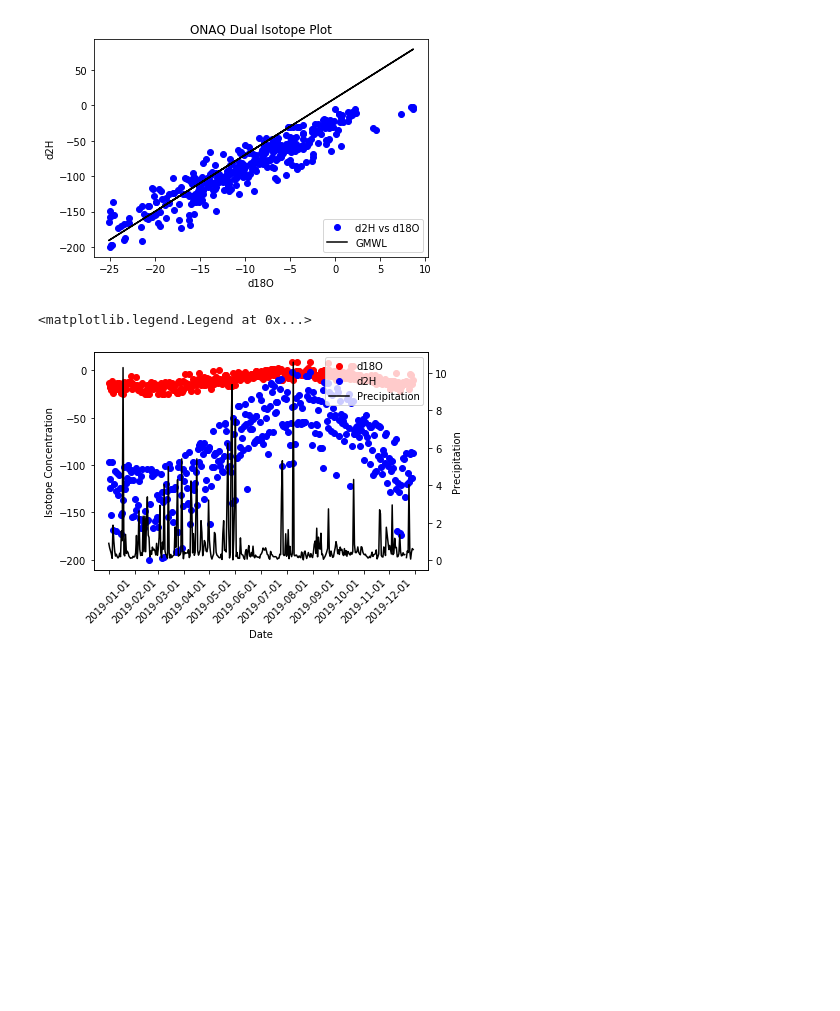
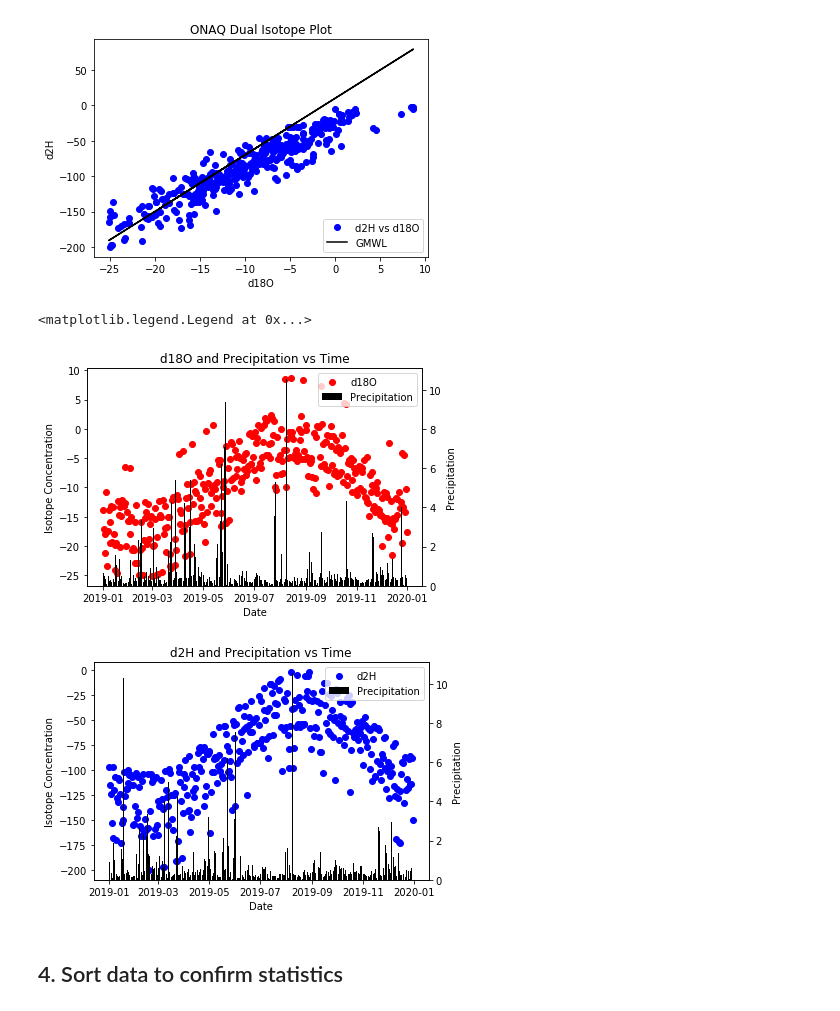
Before and after one commit to cfinkenbiner/Temporal_Downscaling_NEON_Pisotopes, a Jupyter notebook: Code_Main.ipynb, the cells around one changed output. Cells and saved outputs as stored; diff of their text form; code cells hidden in the pictures; blank space fills up the shorter version.

Commit message:
working on plots

```diff
--- a/Code_Main.ipynb
+++ b/Code_Main.ipynb
@@ -273,13 +273,20 @@ os.chdir(OUTPUTDIR) # Change directory
 
 # User input
 sitename = "ONAQ"
+start_date = '01-01-2019'
+end_date = '12-31-2019'
 
-# import data
+# import data based on selected dates
 df_timeseries = pd.read_csv(str(sitename)+'_daily_timeseries.csv')
-t = df_timeseries['DateTime'].iloc[542:906] # .iloc selects just 2019 data
-P = df_timeseries['Total P'].iloc[542:906]
-d2H = df_timeseries['d2H_1'].iloc[542:906]
-d18O = df_timeseries['d18O_1'].iloc[542:906]
+df_timeseries['DateTime'] = pd.to_datetime(df_timeseries['DateTime'])
+mask = (df_timeseries['DateTime'] >= start_date) & (df_timeseries['DateTime'] <= end_date)
+df_timeseries = df_timeseries.loc[mask]
+
+# assigning variables
+t = df_timeseries['DateTime']
+P = df_timeseries['Total P']
+d2H = df_timeseries['d2H_1']
+d18O = df_timeseries['d18O_1']
 # %%
 # creating a dual isotope plot
 
@@ -299,22 +306,40 @@ plt.legend(loc="lower right")
 # %%
 # creating an isotope and precipitation vs time plot
 
+# d18O plot
 fig, ax1 = plt.subplots()
 ax2 = ax1.twinx()
 
 ax1.plot(t, d18O, 'o', color='red', label='d18O')
-ax1.plot(t, d2H, 'o', color='blue', label='d2H')
-ax2.plot(t, P, color='black', label='Precipitation')
+ax2.bar(t, P, color='black', label='Precipitation')
 
+ax1.set_title('d18O and Precipitation vs Time')
 ax1.set_xlabel('Date')
-plt.xticks([0,31,59,90,120,151,181,212,243,273,304,334,365])
-plt.setp(ax1.get_xticklabels(), rotation=45)
 ax1.set_ylabel('Isotope Concentration')
 ax2.set_ylabel('Precipitation')
 
 lines, labels = ax1.get_legend_handles_labels()
 lines2, labels2 = ax2.get_legend_handles_labels()
 ax2.legend(lines + lines2, labels + labels2, loc=0)
+
+# d2H plot
+fig, ax3 = plt.subplots()
+ax4 = ax3.twinx()
+
+ax3.plot(t, d2H, 'o', color='blue', label='d2H')
+ax4.bar(t, P, color='black', label='Precipitation')
+
+ax3.set_title('d2H and Precipitation vs Time')
+ax3.set_xlabel('Date')
+ax3.set_ylabel('Isotope Concentration')
+ax4.set_ylabel('Precipitation')
+
+lines3, labels3 = ax3.get_legend_handles_labels()
+lines4, labels4 = ax4.get_legend_handles_labels()
+ax4.legend(lines3 + lines4, labels3 + labels4, loc=0)
 # %% [output]
 <matplotlib.legend.Legend at 0x...>
-[figure, old version]
+[figure, new version]
+[figure, added]
+# %% [markdown]
+## 4. Sort data to confirm statistics
```
